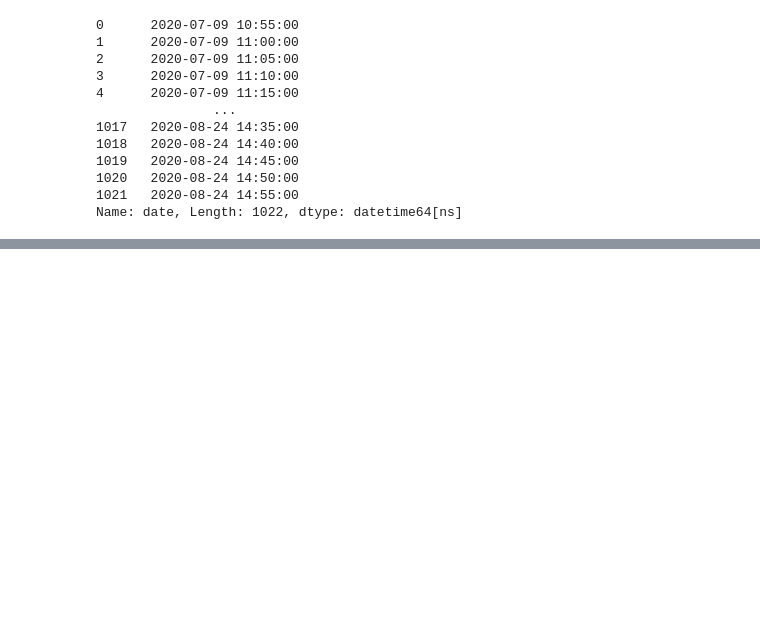
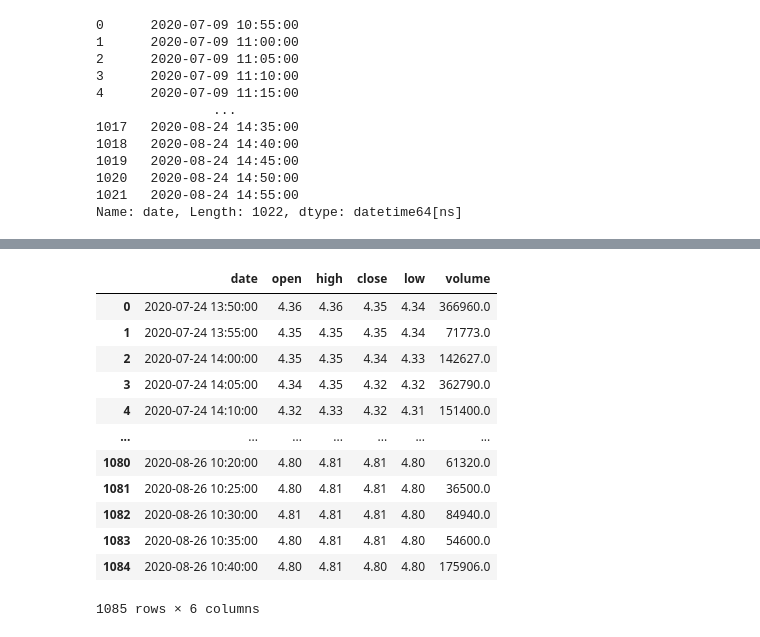
Before and after one commit to xtwxfxk/left5, a Jupyter notebook: stock/zzz.ipynb, the cells around one changed output, grey strips where cells are left out. Saved outputs shown, nothing was run; the diff lists cells and outputs as text; code cells hidden in the pictures; blank space fills up the shorter version.

```diff
--- a/stock/zzz.ipynb
+++ b/stock/zzz.ipynb
@@ -328,0 +390,30 @@ Name: date, Length: 1022, dtype: datetime64[ns]
+# %%
+def sliding_windows(data, seq_length, pre_size):
+    x = []
+    y = []
+
+    for i in range(len(data)-seq_length-1):
+        _x = data[i:(i+seq_length)]
+        _y = data[i+seq_length:i+seq_length+pre_size]
+        x.append(_x)
+        y.append(_y)
+
+    return np.array(x), np.array(y)
+
+sc = MinMaxScaler()
+training_data = sc.fit_transform(df[['open', 'high', 'close', 'low']].values)
+
+seq_length = 4
+x, y = sliding_windows(training_data, seq_length, 1)
+
+train_size = int(len(y) * 0.67)
+test_size = len(y) - train_size
+
+dataX = Variable(torch.Tensor(np.array(x)))
+dataY = Variable(torch.Tensor(np.array(y)))
+
+trainX = Variable(torch.Tensor(np.array(x[:train_size])))
+trainY = Variable(torch.Tensor(np.array(y[:train_size])))
+
+testX = Variable(torch.Tensor(np.array(x[train_size:])))
+testY = Variable(torch.Tensor(np.array(y[train_size:])))
@@ -328,0 +515,20 @@ Name: date, Length: 1022, dtype: datetime64[ns]
+# %%
+dd = df
+# %%
+dd.date = df.date.apply(lambda x: pd.Timestamp.fromtimestamp(x))
+# %%
+dd
+# %% [output]
+|  | date | open | high | close | low | volume |
+| 0 | 2020-07-24 13:50:00 | 4.36 | 4.36 | 4.35 | 4.34 | 366960.0 |
+| 1 | 2020-07-24 13:55:00 | 4.35 | 4.35 | 4.35 | 4.34 | 71773.0 |
+| 2 | 2020-07-24 14:00:00 | 4.35 | 4.35 | 4.34 | 4.33 | 142627.0 |
+| 3 | 2020-07-24 14:05:00 | 4.34 | 4.35 | 4.32 | 4.32 | 362790.0 |
+| 4 | 2020-07-24 14:10:00 | 4.32 | 4.33 | 4.32 | 4.31 | 151400.0 |
+| ... | ... | ... | ... | ... | ... | ... |
+| 1080 | 2020-08-26 10:20:00 | 4.80 | 4.81 | 4.81 | 4.80 | 61320.0 |
+| 1081 | 2020-08-26 10:25:00 | 4.80 | 4.81 | 4.81 | 4.80 | 36500.0 |
+| 1082 | 2020-08-26 10:30:00 | 4.81 | 4.81 | 4.81 | 4.80 | 84940.0 |
+| 1083 | 2020-08-26 10:35:00 | 4.80 | 4.81 | 4.81 | 4.80 | 54600.0 |
+| 1084 | 2020-08-26 10:40:00 | 4.80 | 4.81 | 4.80 | 4.80 | 175906.0 |
+1085 rows × 6 columns
```
Also changed, not shown: parts of 22 cells of this notebook.
